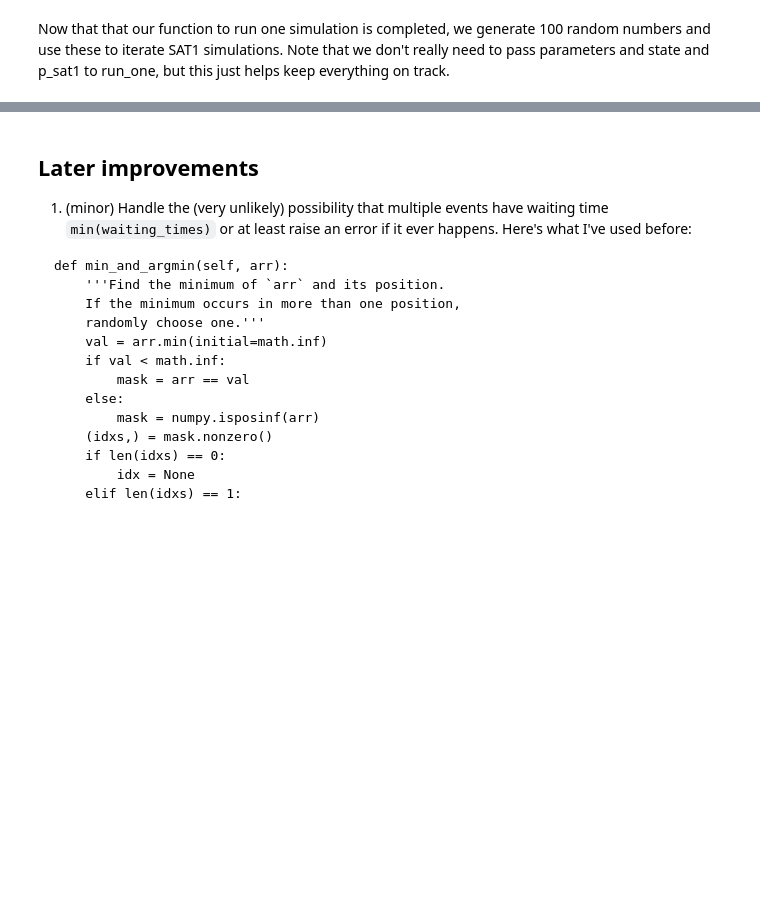
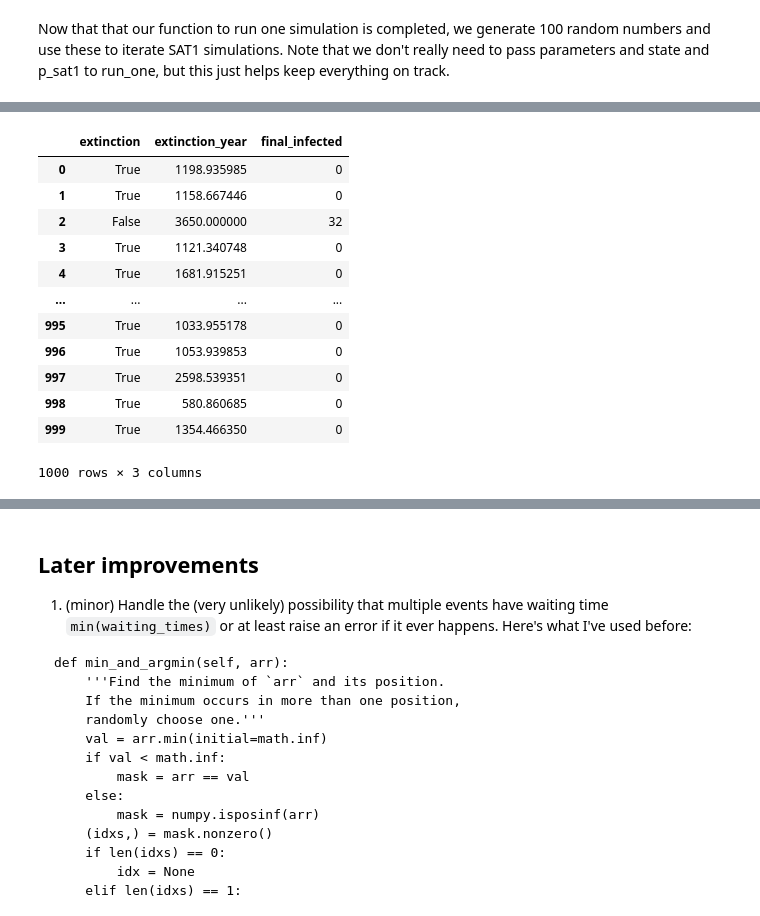
Before and after one commit to saracarp/buffalo_fmdv, a Jupyter notebook: fmdv_stochastic_model/FMDV_stochastic_model.ipynb, the cells around one changed output, grey strips where cells are left out. Drawn from its saved outputs; the diff is of its cells as text; code cells hidden in the pictures; blank space fills up the shorter version.

```diff
--- a/fmdv_stochastic_model/FMDV_stochastic_model.ipynb
+++ b/fmdv_stochastic_model/FMDV_stochastic_model.ipynb
@@ -746,7 +801,7 @@ parameters = {
 p_start = [0.06726549, 0.13289442, 0.00228959, 0.03543969, 0.76211081]
 
 rng = numpy.random.default_rng(seed = 87)
-rngs = rng.spawn(100)
+rngs = rng.spawn(1000)
 
 reps_sat2 = joblib.Parallel(n_jobs=-1, verbose = 2)(joblib.delayed(run_one)(rng) for rng in rngs)
 
@@ -773,5 +831,36 @@ reps_sat2[0:5]
 
  [3961 rows x 5 columns]]
+# %%
+sat2_extinct = []
+
+for i in range(0,1000):
+    extinction_year = reps_sat2[i].index[-1]
+    final_infected = reps_sat2[i].values[-1,2] + reps_sat2[i].values[-1,3]
+
+    if final_infected == 0:
+        extinction = True
+    else: extinction = False
+
+
+    new_row = {'extinction': extinction, 'extinction_year': extinction_year, 'final_infected': final_infected}
+    sat2_extinct.append(new_row)
+
+sat2_extinct = pandas.DataFrame(sat2_extinct)
+sat2_extinct
+# %% [output]
+|  | extinction | extinction_year | final_infected |
+| 0 | True | 1198.935985 | 0 |
+| 1 | True | 1158.667446 | 0 |
+| 2 | False | 3650.000000 | 32 |
+| 3 | True | 1121.340748 | 0 |
+| 4 | True | 1681.915251 | 0 |
+| ... | ... | ... | ... |
+| 995 | True | 1033.955178 | 0 |
+| 996 | True | 1053.939853 | 0 |
+| 997 | True | 2598.539351 | 0 |
+| 998 | True | 580.860685 | 0 |
+| 999 | True | 1354.466350 | 0 |
+1000 rows × 3 columns
 # %%
 parameters = {
     'birth_mean_waiting_time': 4.387*365.25,    # units: day
```
Also changed, not shown: parts of 15 cells of this notebook.
